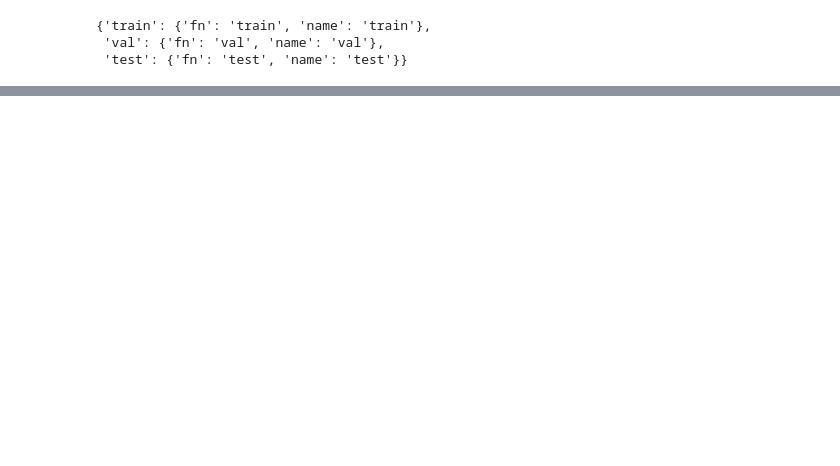
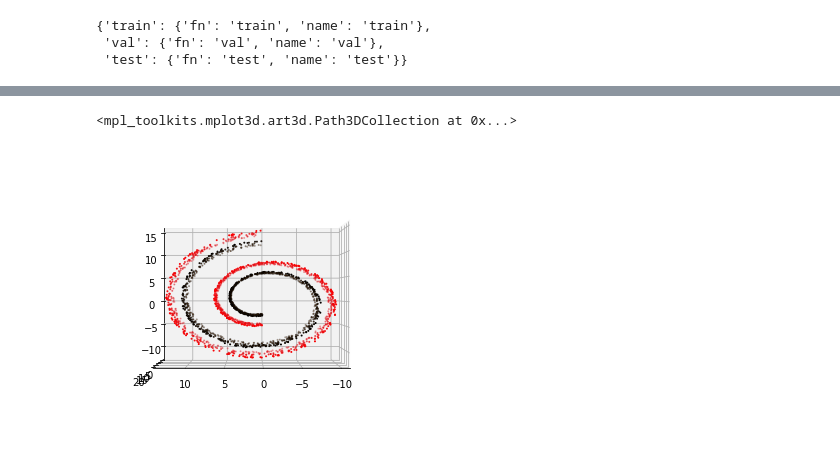
Before and after one commit to microsoft/distance-learner, a Jupyter notebook: notebooks/Playground.ipynb, the cells around one changed output, grey strips where cells are left out. Cells and saved outputs as stored; diff of their text form; code cells hidden in the pictures; blank space fills up the shorter version.

```diff
--- a/notebooks/Playground.ipynb
+++ b/notebooks/Playground.ipynb
@@ -202,7 +202,7 @@ import os, glob
 
 
 
-dump_dir = "/azuredrive/dumps/expC_dist_learner_for_adv_ex/dist_learner/test_MLPwithNormalization_model{hidden_sizes=512x4,sigmoid_last,batch_norm}_data{2spheres_in_unit_cube;n=100;k=2}/"
+dump_dir = "/azuredrive/dumps/expC_dist_learner_for_adv_ex/k2n2/actual_dist_learner_w_masked_mse/test_MTMLPwithNormalization_model{hidden_sizes=512x4,sigmoid_last,batch_norm}_data{2spheres_in_unit_cube;n=2;k=2;actual_distance}/14062021-090200/models"
 os.chdir(dump_dir)
 x = None
 for root, dirs, files in os.walk(dump_dir):
@@ -241,0 +301,12 @@ splits
+# %%
+X2, _ = make_swiss_roll2(1000)
+
+fig = plt.figure()
+ax = p3.Axes3D(fig)
+ax.view_init(0, 90)
+ax.scatter(X[:, 0], X[:, 1], X[:, 2], edgecolor='red', s=1)
+
+ax.scatter(X2[:, 0], X2[:, 1], X2[:, 2], edgecolor='k', s=1)
+# %% [output]
+<mpl_toolkits.mplot3d.art3d.Path3DCollection at 0x...>
+[figure, added]
```
Also changed, not shown: parts of 13 cells of this notebook, 24 other files.
